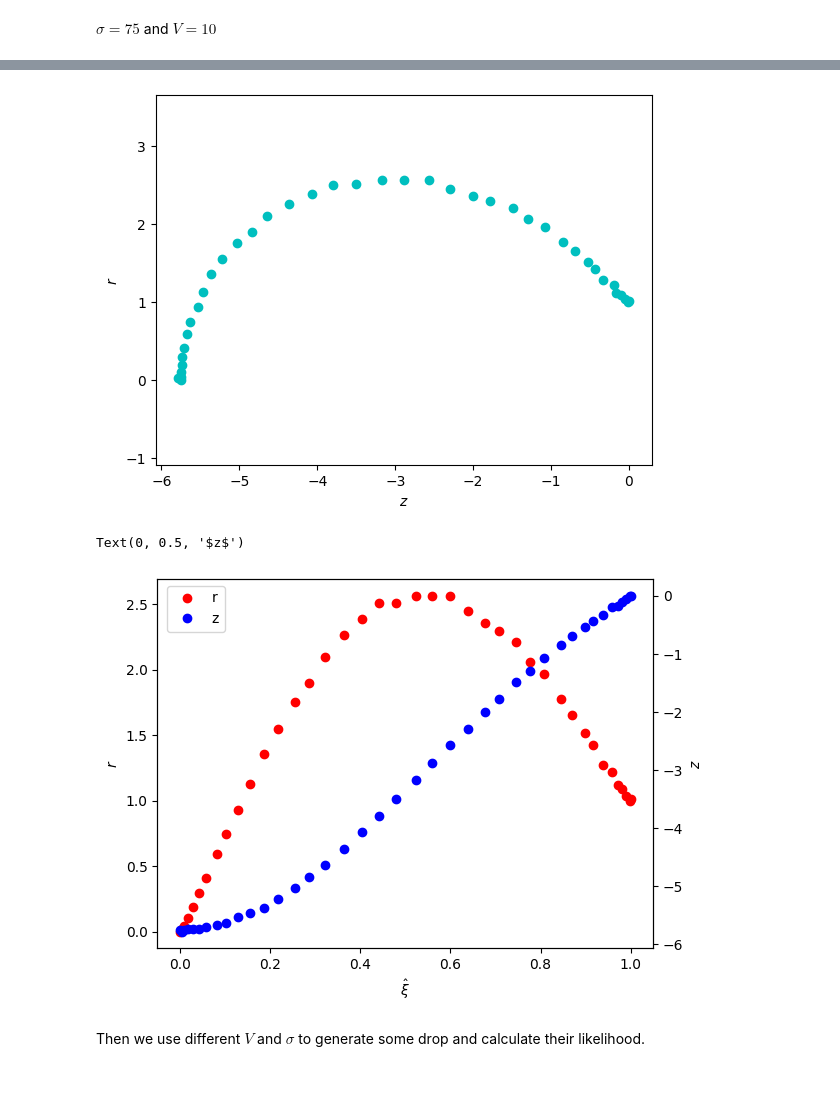
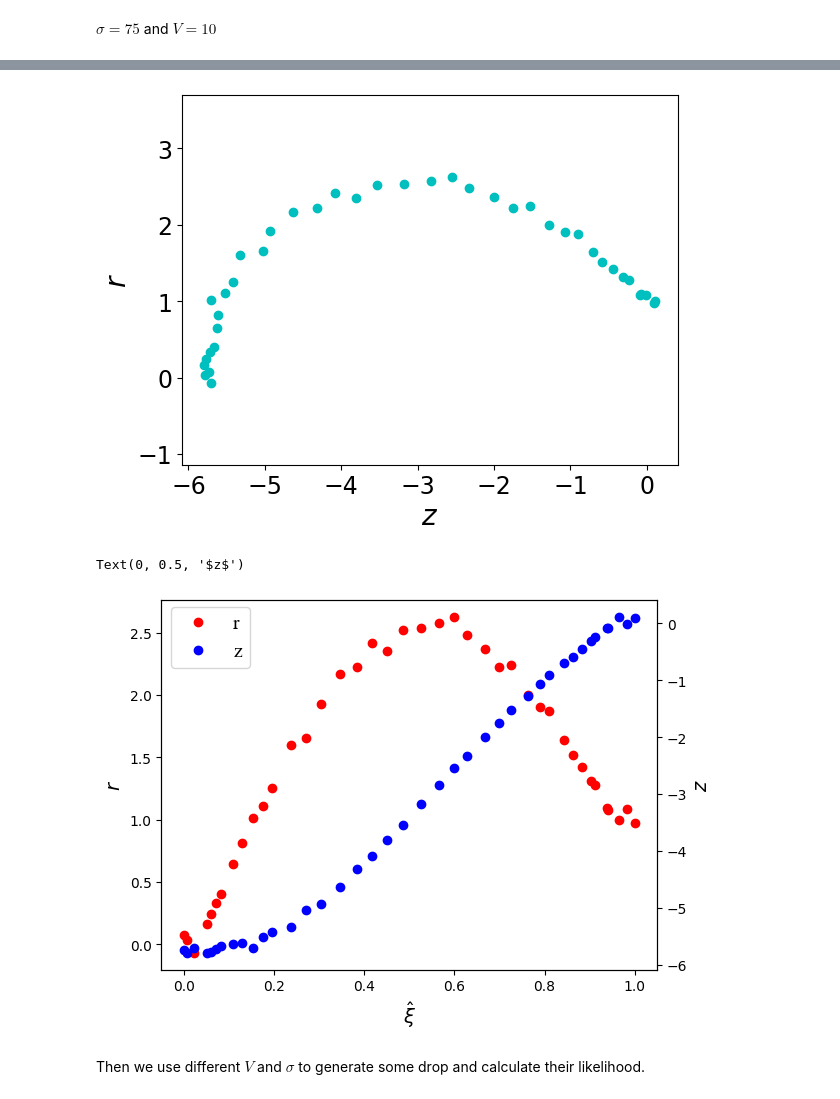
Before and after one commit to Lomolanisgo/Bayesian_PendantDrop_Tensiometry, a Jupyter notebook: pendantdrop_BI copy.ipynb, the cells around one changed output, grey strips where cells are left out. Drawn from its saved outputs; the diff is of its cells as text; code cells hidden in the pictures.

```diff
--- a/pendantdrop_BI copy.ipynb
+++ b/pendantdrop_BI copy.ipynb
@@ -44,7 +47,7 @@ plt.show()
 # %%
 # add white noise on z and r
 wn_mu=0
-wn_sigma=0.02
+wn_sigma=0.05
 r_w=r_a
 z_w=z_a
 
@@ -53,12 +56,14 @@ for i in range (r_w.size):
     z_w[i] += random.gauss(wn_mu,wn_sigma)
 
 plt.plot(z_w,r_w,'co')
-plt.xlabel("$z$")
-plt.ylabel("$r$")
+plt.xlabel("$z$",fontdict={'family': 'Times New Roman', 'size':20})
+plt.ylabel("$r$",fontdict={'family': 'Times New Roman', 'size':20})
+plt.xticks(fontsize=17)
+plt.yticks(fontsize=17)
 plt.axis('equal')
 plt.show()
 # %% [output]
-[figure, old version]
+[figure, new version]
 # %%
 def distance(x1, y1, x2, y2):
     return m.sqrt((x2 - x1)**2 + (y2 - y1)**2)
@@ -70,21 +75,22 @@ def arclength(r,z):
 # %%
 s_w=arclength(r=r_w,z=z_w)
 xi_w=s_w/s_w[-1]
 
 fig=plt.figure()
+
 ax=fig.add_subplot(111)
 ax.plot(xi_w,r_w,'co',color='r',label='r')
 
 ax2=ax.twinx()
 ax2.plot(xi_w,z_w,'co',color='b',label='z')
 
-fig.legend(loc=1, bbox_to_anchor=(0.15,1), bbox_transform=ax.transAxes)
-ax.set_xlabel(r'$\hat{\xi}$')
-ax.set_ylabel(r"$r$")
-ax2.set_ylabel(r"$z$")
+fig.legend(loc=3, bbox_to_anchor=(0,0.79), bbox_transform=ax.transAxes,prop={'family': 'Times New Roman', 'size':14})
+ax.set_xlabel(r'$\hat{\xi}$', fontdict={'family': 'Times New Roman', 'size':16},fontsize=14)
+ax.set_ylabel(r"$r$",fontdict={'family': 'Times New Roman', 'size':16},fontsize=14)
+ax2.set_ylabel(r"$z$",fontdict={'family': 'Times New Roman', 'size':16},fontsize=14)
 # %% [output]
 Text(0, 0.5, '$z$')
-[figure, old version]
+[figure, new version]
 # %% [markdown]
 Then we use different $V$ and $\sigma$ to generate some drop and calculate their likelihood.
 # %%
```
Also changed, not shown: parts of 13 cells of this notebook.
